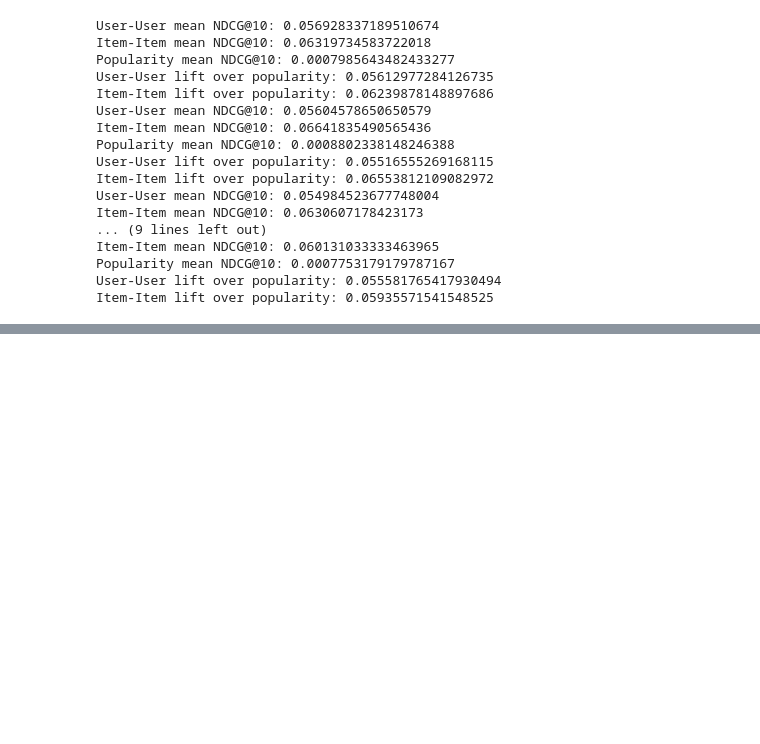
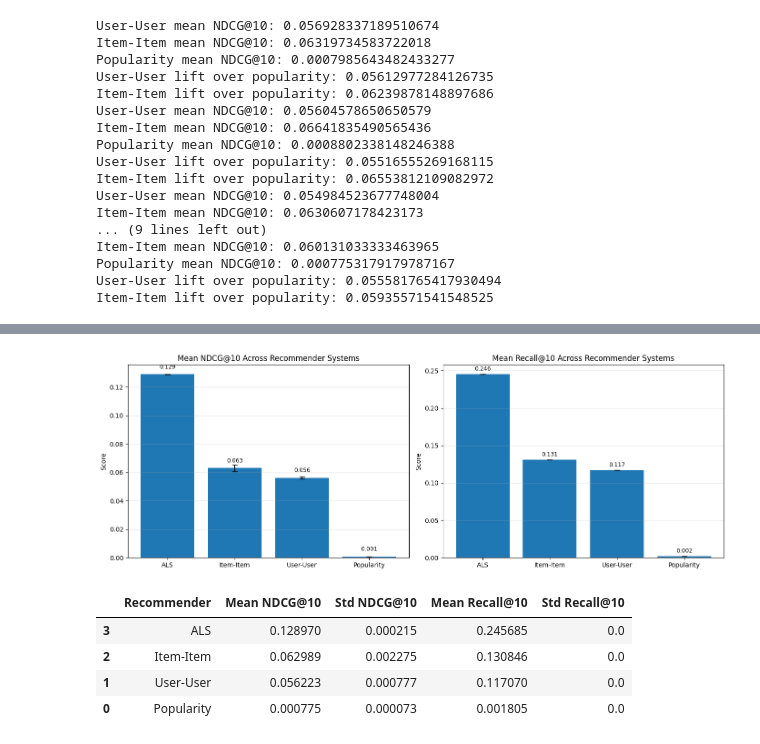
Before and after one commit to madchavez/Markowitz_Optimization, a Jupyter notebook: util_rec_test.ipynb, the cells around one changed output, grey strips where cells are left out. Drawn from its saved outputs; the diff is of its cells as text; code cells hidden in the pictures; blank space fills up the shorter version.

```diff
--- a/util_rec_test.ipynb
+++ b/util_rec_test.ipynb
@@ -287,0 +298,66 @@ for seed in seeds:
+# %%
+ndcg_scores = {
+    "Popularity": [x[1] for x in means],
+    "User-User": [x[0] for x in means_neighborhood],
+    "Item-Item": [x[1] for x in means_neighborhood],
+    "ALS": [x[0] for x in means],
+}
+
+recall_scores = {
+    "Popularity": [x[0] for x in means_recall],
+    "User-User": [x[1] for x in means_recall],
+    "Item-Item": [x[2] for x in means_recall],
+    "ALS": [x[3] for x in means_recall],
+}
+
+recommenders = ["Popularity", "User-User", "Item-Item", "ALS"]
+
+summary = pd.DataFrame({
+    "Recommender": recommenders,
+    "Mean NDCG@10": [pd.Series(ndcg_scores[r]).mean() for r in recommenders],
+    "Std NDCG@10": [pd.Series(ndcg_scores[r]).std(ddof=1) if len(ndcg_scores[r]) > 1 else 0.0 for r in recommenders],
+    "Mean Recall@10": [pd.Series(recall_scores[r]).mean() for r in recommenders],
+    "Std Recall@10": [pd.Series(recall_scores[r]).std(ddof=1) if len(recall_scores[r]) > 1 else 0.0 for r in recommenders],
+}).sort_values("Mean NDCG@10", ascending=False)
+
+fig, axes = plt.subplots(1, 2, figsize=(14, 5))
+
+# Mean NDCG
+axes[0].bar(
+    summary["Recommender"],
+    summary["Mean NDCG@10"],
+    yerr=summary["Std NDCG@10"],
+    capsize=4,
+)
+axes[0].set_title("Mean NDCG@10 Across Recommender Systems")
+axes[0].set_ylabel("Score")
+axes[0].grid(axis="y", alpha=0.3)
+
+for i, v in enumerate(summary["Mean NDCG@10"]):
+    axes[0].text(i, v + 0.003, f"{v:.3f}", ha="center", va="bottom", fontsize=9)
+
+# Mean Recall
+axes[1].bar(
+    summary["Recommender"],
+    summary["Mean Recall@10"],
+    yerr=summary["Std Recall@10"],
+    capsize=4,
+)
+axes[1].set_title("Mean Recall@10 Across Recommender Systems")
+axes[1].set_ylabel("Score")
+axes[1].grid(axis="y", alpha=0.3)
+
+for i, v in enumerate(summary["Mean Recall@10"]):
+    axes[1].text(i, v + 0.003, f"{v:.3f}", ha="center", va="bottom", fontsize=9)
+
+plt.tight_layout()
+plt.show()
+
+summary
+# %% [output]
+[figure, added]
+|  | Recommender | Mean NDCG@10 | Std NDCG@10 | Mean Recall@10 | Std Recall@10 |
+| 3 | ALS | 0.128970 | 0.000215 | 0.245685 | 0.0 |
+| 2 | Item-Item | 0.062989 | 0.002275 | 0.130846 | 0.0 |
+| 1 | User-User | 0.056223 | 0.000777 | 0.117070 | 0.0 |
+| 0 | Popularity | 0.000775 | 0.000073 | 0.001805 | 0.0 |
```
Also changed, not shown: parts of 3 cells of this notebook, 1 other file.
